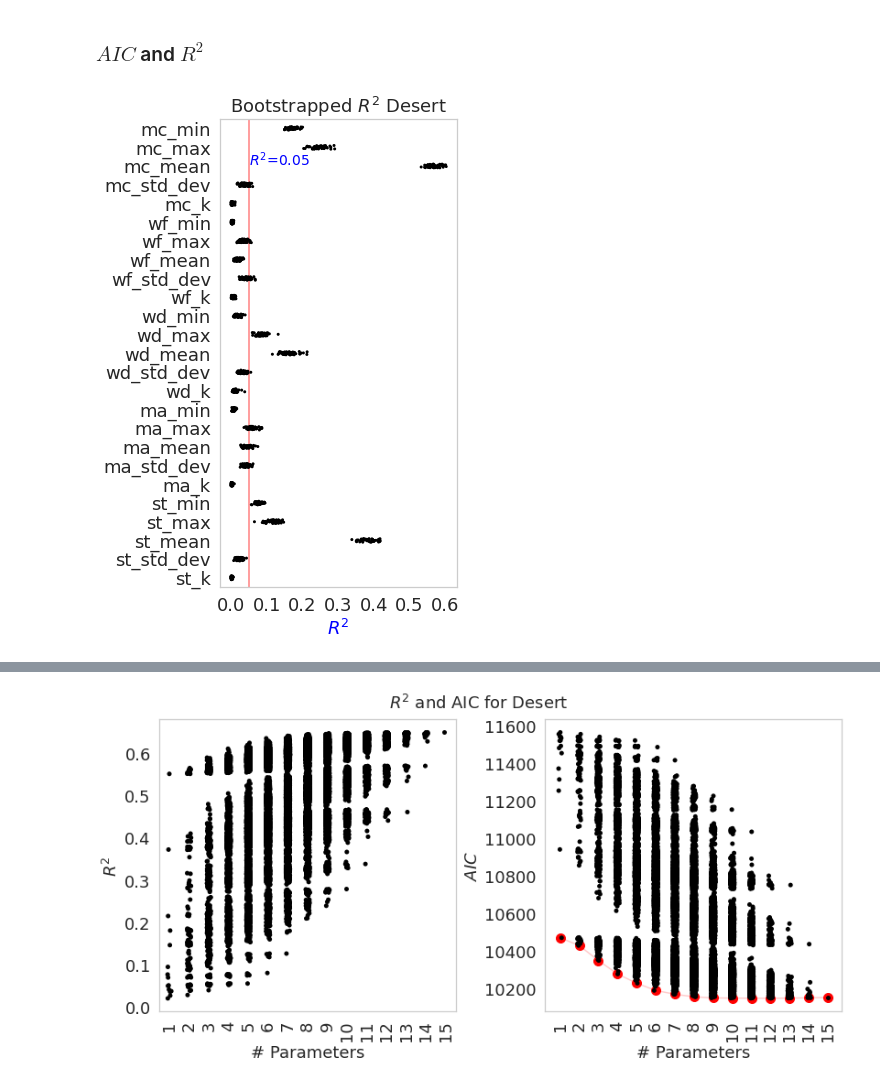
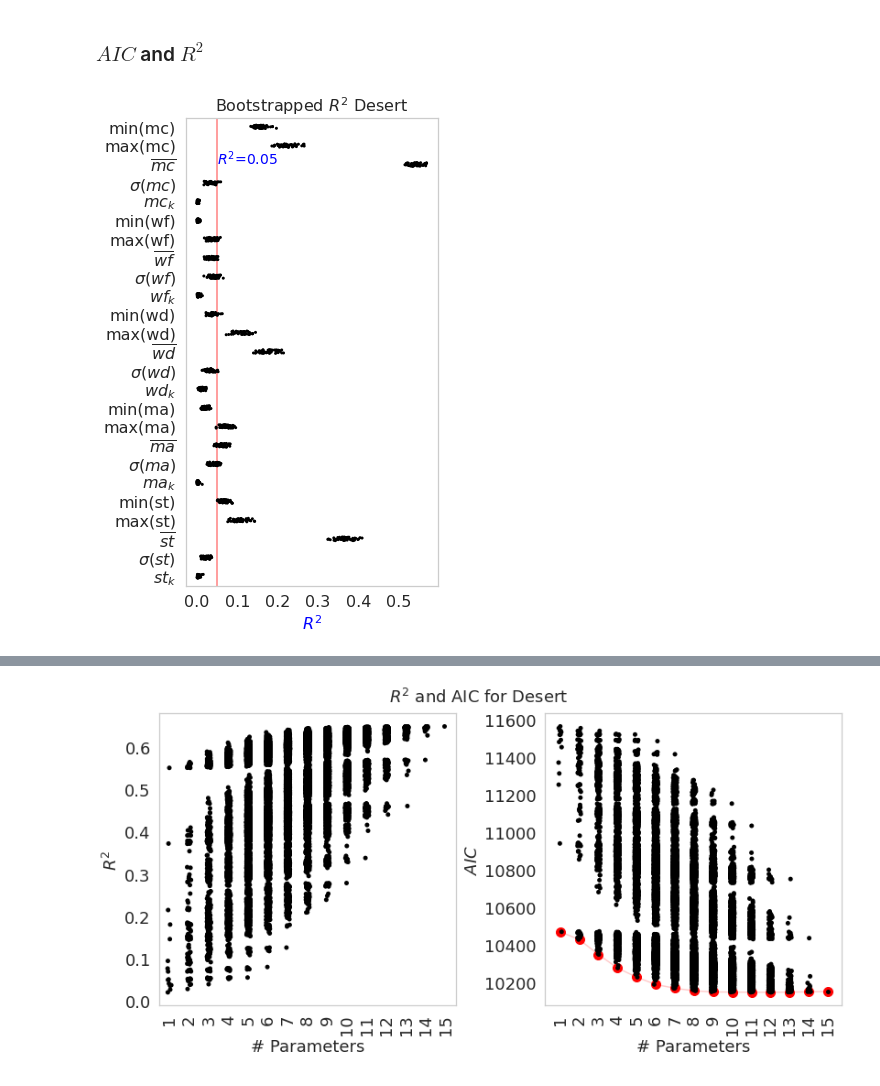
Before and after one commit to arunavanag591/odor_analysis, a Jupyter notebook: data_exploration/dataClassification.ipynb, the cells around one changed output, grey strips where cells are left out. Cells and saved outputs as stored; diff of their text form; code cells hidden in the pictures.

Commit message:
figure4

```diff
--- a/data_exploration/dataClassification.ipynb
+++ b/data_exploration/dataClassification.ipynb
@@ -490,18 +450,0 @@ Accuracy Test Dataset:  57.74647887323944
-# %%
-f, ax = plt.subplots(1,2,figsize=(12,6))
-hist = ax[0].hist2d(traindf.distance, traindf.distance-traindf.predicted_distance, bins=50,cmap='cividis')
-hist1 = ax[1].hist2d(testdf.distance, testdf.distance-testdf.predicted_distance, bins=50,cmap='cividis')
-ax[0].set_ylabel('Error')
-ax[0].set_xlabel('Distance (Trainingset)')
-ax[1].set_xlabel('Distance (Testset)')
-
-divider = make_axes_locatable(ax[1])
-cax = divider.append_axes('right', size='5%', pad=0.08)
-cbar=f.colorbar(hist1[3], cax=cax, orientation = 'vertical')
-cbar.solids.set(alpha=1)
-# f.colorbar(hist1[3], ax=ax[1])
-
-f.tight_layout(pad=2)
-figurefirst.mpl_functions.set_fontsize(f, 18)
-
-# f.savefig('../../Figure/Hist2d_Dist.jpeg', dpi=300, bbox_inches = "tight")
@@ -529,23 +470,28 @@ figurefirst.mpl_functions.set_fontsize(f, 18)
 # %% [markdown]
 ### $AIC$ and $R^2$
 # %%
-df = pd.read_hdf(dir+'Desert/Desert_Rsquared_RM.h5')
+df = pd.read_hdf(dir+'Desert/Desert_Rsquared_.h5')
 # aic = pd.read_hdf(dir+'Windy/Desert_Aic.h5')
 # %%
 f,ax=plt.subplots(1,1,figsize=(5,8))
 sns.stripplot(data=df, ax=ax, dodge=True,orient='h', size=3, color='Black')
 ax.grid(False)
-# ax.set_xticklabels(, rotation='vertical')
+label=['min(mc)','max(mc)','$\overline{mc}$','$\sigma(mc)$', '$mc_k$',
+      'min(wf)','max(wf)','$\overline{wf}$','$\sigma(wf)$', '$wf_k$',
+      'min(wd)','max(wd)','$\overline{wd}$','$\sigma(wd)$', '$wd_k$',
+      'min(ma)','max(ma)','$\overline{ma}$','$\sigma(ma)$', '$ma_k$',
+      'min(st)','max(st)','$\overline{st}$','$\sigma(st)$', '$st_k$']
+ax.set_yticklabels(label)
 ax.axvline(0.05, color = 'red', alpha=0.5)
 ax.set_xlabel('$R^2$',c='blue')
 
 ax.set_title('Bootstrapped $R^2$ Desert')
 f.tight_layout(pad=2)
-figurefirst.mpl_functions.set_fontsize(f, 18)
+figurefirst.mpl_functions.set_fontsize(f, 16)
 ax.text(0.05,2,'$R^2$=0.05',color='black',fontsize='14',c='blue')
-f.savefig('../../Figure/R2_AIC_RM.jpeg', dpi=300, bbox_inches = "tight")
+# f.savefig('../../Figure/R2_AIC.jpeg', dpi=300, bbox_inches = "tight")
 # %% [output]
-[figure, old version]
+[figure, new version]
 # %%
 col_name=[]
 for i in range(len(df.columns)):
```
Also changed, not shown: parts of 19 cells of this notebook, 4 other files.
